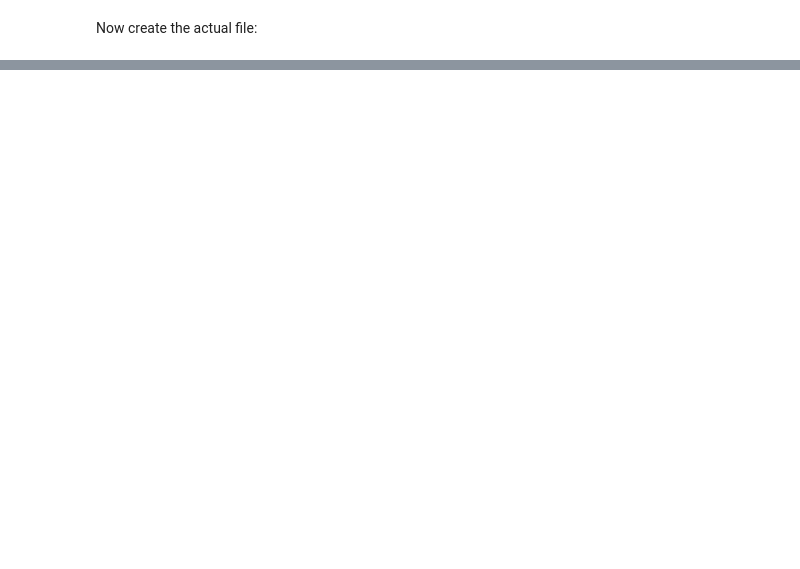
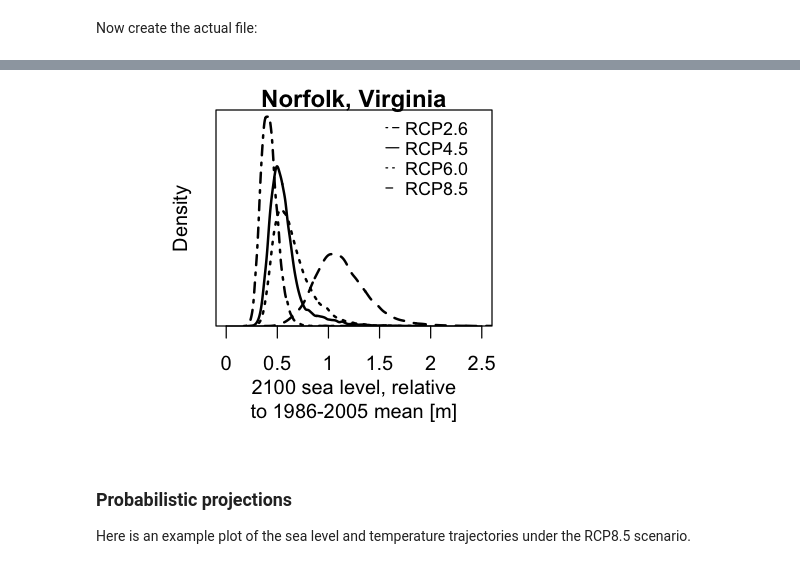
Before and after one commit to scrim-network/BRICK, a Jupyter notebook: LocalizedProjections.ipynb, the cells around one changed output, grey strips where cells are left out. Saved outputs shown, nothing was run; the diff lists cells and outputs as text; code cells hidden in the pictures; blank space fills up the shorter version.

```diff
--- a/LocalizedProjections.ipynb
+++ b/LocalizedProjections.ipynb
@@ -28,0 +27,2 @@ With or without Antarctic ice sheet fast dynamics?  (As in Wong et al. (2017, DO
+# %%
+filename.brick <- paste('output_model/BRICK_physical_fd-gamma_08May2017.nc', sep='')
@@ -35,2 +34,0 @@ Which BRICK output file would you like? (Defaults to Wong and Keller (2017))  Th
-# %%
-filename.brick <- 'output_model/BRICK_physical_fd-gamma_08May2017.nc'
@@ -41,8 +39,11 @@ If this doesn't work, then you make need to either (1) try different `method` fo
 # %%
 files <- list.files(recursive=TRUE)
 ifile <- which(files==filename.brick)
+found <- length(ifile) > 0
 
-if(length(ifile)==0) {
-    download.file(paste('https://download.scrim.psu.edu/Wong_etal_BRICK/NOLA_Wong_etal_2017/',filename.brick, sep=''),
-                  filename.brick, method='curl')
+# Check if the file is found
+if(found) {
+    print('Found file! Proceeding with projections.')
+} else {
+    print(paste('File ',filename.brick,' not found. Check the spelling, or go grab it from the download server...', sep=''))
 }
@@ -197,0 +215,26 @@ nc_close(outnc)
+# %%
+# first, fit kernel density estimates to each of the projections
+kde26 <- density(lsl$RCP26[251,])
+kde45 <- density(lsl$RCP45[251,])
+kde60 <- density(lsl$RCP60[251,])
+kde85 <- density(lsl$RCP85[251,])
+# %%
+# now, a figure!
+options(repr.plot.width=3.5, repr.plot.height=3)
+par(mfrow=c(1,1), mai=c(1,1,.2,.2))
+plot(kde85$x, kde85$y, type='l', lwd=2, lty=2, xlim=c(0,2.5), ylim=c(0,5.1),
+     xaxt='n', yaxt='n', ylab='', yaxs='i', main='Norfolk, Virginia',
+     xlab='2100 sea level, relative\nto 1986-2005 mean [m]')
+lines(kde60$x, kde60$y, lty=3, lwd=2)
+lines(kde45$x, kde45$y, lty=1, lwd=2)
+lines(kde26$x, kde26$y, lty=4, lwd=2)
+axis(1,seq(0,2.5,.5),lab=c("0","0.5","1","1.5","2","2.5"))
+mtext('Density', side=2, line=1, cex=1)
+legend(1.5,5,c("RCP2.6","RCP4.5","RCP6.0","RCP8.5"),
+       lty=c(4,1,3,2), lwd=1, cex=0.9, bty='n', y.intersp=3)
+# %% [output]
+[figure, added]
+# %% [markdown]
+### Probabilistic projections
+
+Here is an example plot of the sea level and temperature trajectories under the RCP8.5 scenario.
```
Also changed, not shown: parts of 23 cells of this notebook, 17 other files.
